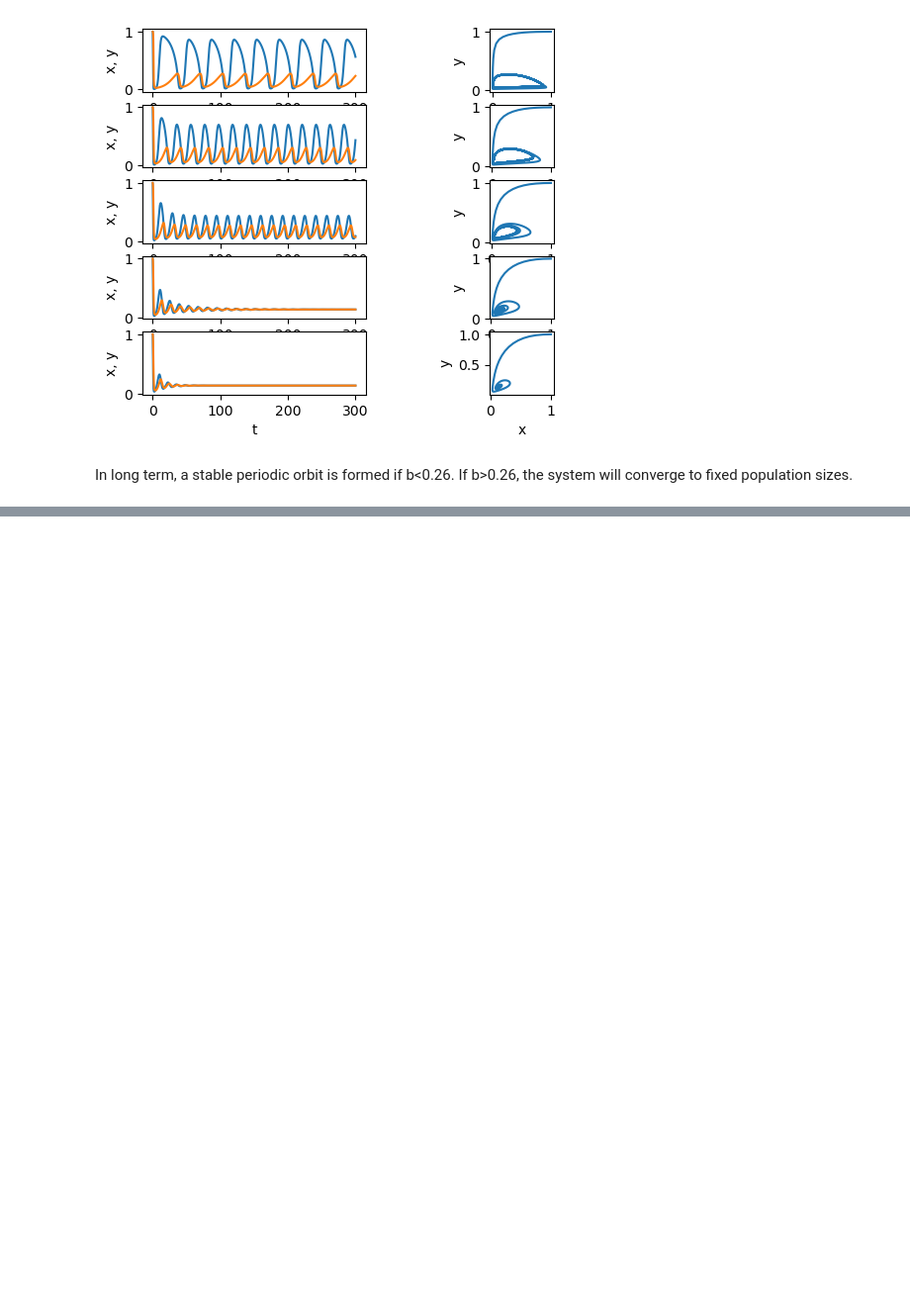
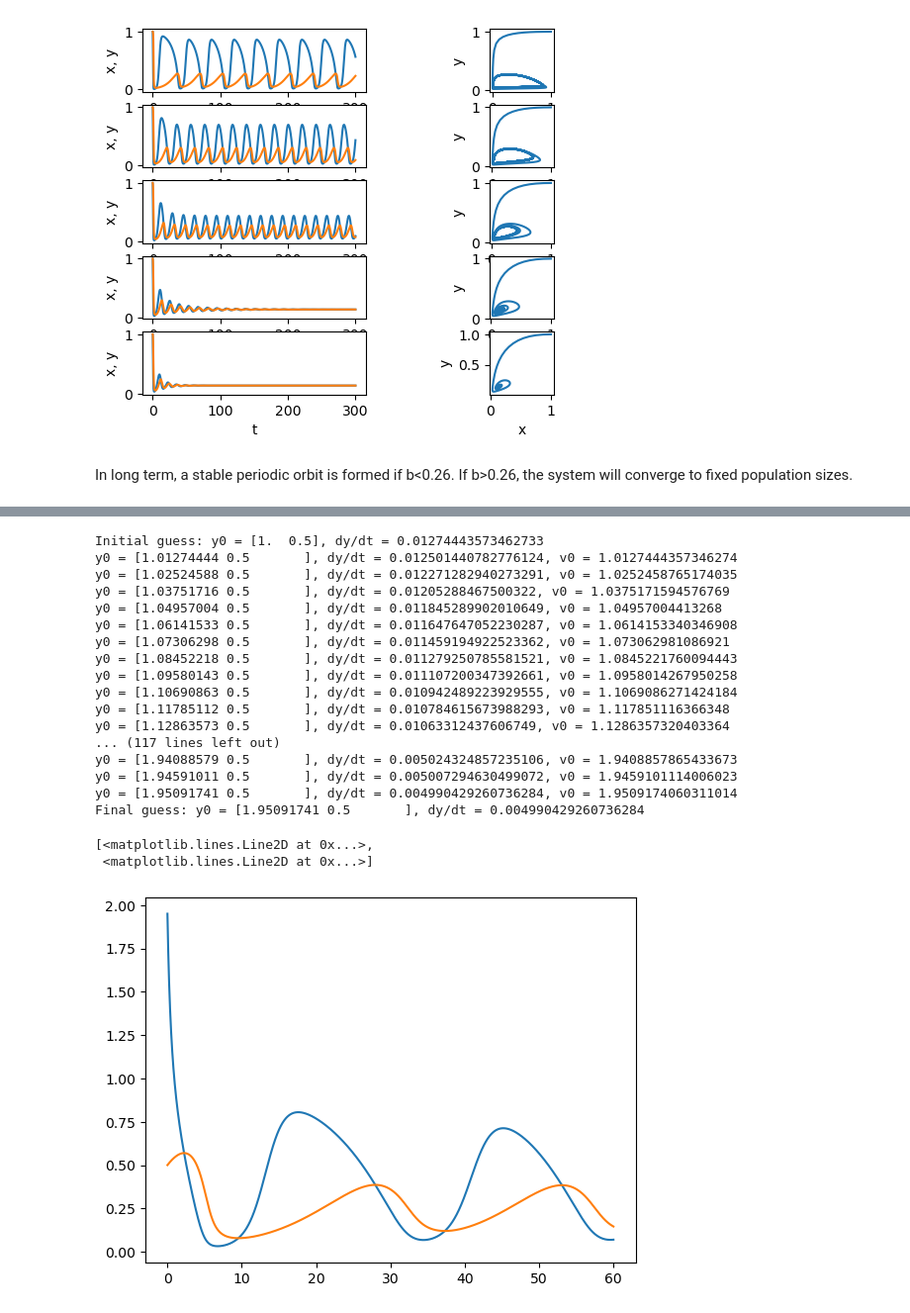
Before and after one commit to dupput/EMAT3008-ScientificComputing, a Jupyter notebook: NumericalShooting.ipynb, the cells around one changed output, grey strips where cells are left out. Shown at 99% size. Saved outputs shown, nothing was run; the diff lists cells and outputs as text; code cells hidden in the pictures; blank space fills up the shorter version.

```diff
--- a/NumericalShooting.ipynb
+++ b/NumericalShooting.ipynb
@@ -111,0 +126,30 @@ Final guess: v0 = 0.18000000000000005, dy/dx = 0.0028849130505920893
+# %%
+y0 = np.array([1, 0.5])
+def dy_dt(t, y, b=0.15):
+    x = y[:,0]
+    y = y[:,1]
+    return [x*(1-x) - (a*x*y)/(d+x), b*y*(1 - y/x)]
+
+t, y_ = shooting(fun, dy_dt, t0, y0, y_step=1, yn=0, t_max=60)
+plt.plot(t, y_)
+# %% [output]
+Initial guess: y0 = [1.  0.5], dy/dt = 0.01274443573462733
+y0 = [1.01274444 0.5       ], dy/dt = 0.012501440782776124, v0 = 1.0127444357346274
+y0 = [1.02524588 0.5       ], dy/dt = 0.012271282940273291, v0 = 1.0252458765174035
+y0 = [1.03751716 0.5       ], dy/dt = 0.01205288467500322, v0 = 1.0375171594576769
+y0 = [1.04957004 0.5       ], dy/dt = 0.011845289902010649, v0 = 1.04957004413268
+y0 = [1.06141533 0.5       ], dy/dt = 0.011647647052230287, v0 = 1.0614153340346908
+y0 = [1.07306298 0.5       ], dy/dt = 0.011459194922523362, v0 = 1.073062981086921
+y0 = [1.08452218 0.5       ], dy/dt = 0.011279250785581521, v0 = 1.0845221760094443
+y0 = [1.09580143 0.5       ], dy/dt = 0.011107200347392661, v0 = 1.0958014267950258
+y0 = [1.10690863 0.5       ], dy/dt = 0.010942489223929555, v0 = 1.1069086271424184
+y0 = [1.11785112 0.5       ], dy/dt = 0.010784615673988293, v0 = 1.117851116366348
+y0 = [1.12863573 0.5       ], dy/dt = 0.01063312437606749, v0 = 1.1286357320403364
+... (117 lines left out)
+y0 = [1.94088579 0.5       ], dy/dt = 0.005024324857235106, v0 = 1.9408857865433673
+y0 = [1.94591011 0.5       ], dy/dt = 0.005007294630499072, v0 = 1.9459101114006023
+y0 = [1.95091741 0.5       ], dy/dt = 0.004990429260736284, v0 = 1.9509174060311014
+Final guess: y0 = [1.95091741 0.5       ], dy/dt = 0.004990429260736284
+[<matplotlib.lines.Line2D at 0x...>,
+ <matplotlib.lines.Line2D at 0x...>]
+[figure, added]
```
Also changed, not shown: parts of 1 cell of this notebook.
